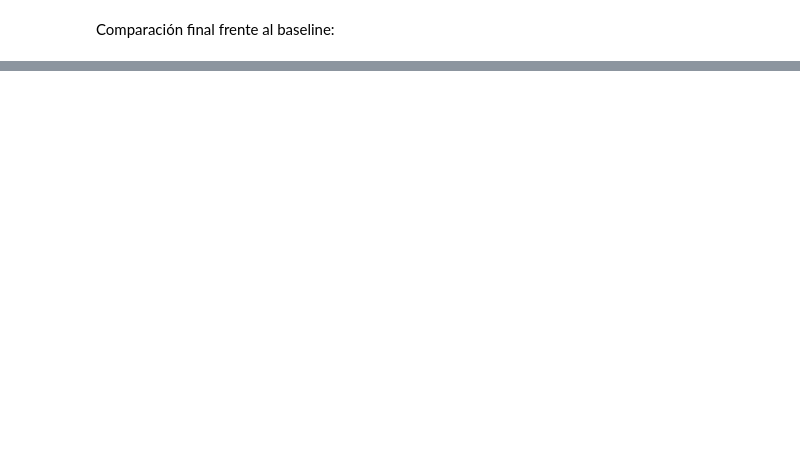
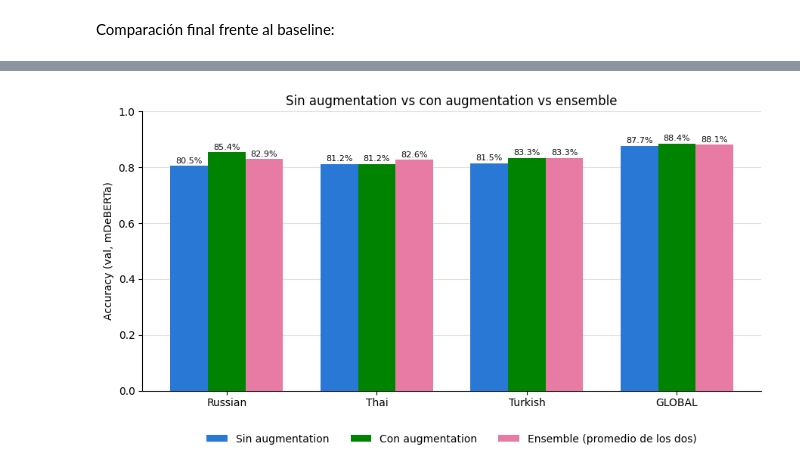
Before and after one commit to Alherma7/-contradictory-my-dear-watson, a Jupyter notebook: tutorial-notebook.ipynb, the cells around one changed output, grey strips where cells are left out. Cells and saved outputs as stored; diff of their text form; code cells hidden in the pictures; blank space fills up the shorter version.

```diff
--- a/tutorial-notebook.ipynb
+++ b/tutorial-notebook.ipynb
@@ -553,0 +1006,35 @@ comparison
+# %%
+plot_langs = ['Russian', 'Thai', 'Turkish', 'GLOBAL']
+plot_df = comparison_3way.loc[plot_langs]
+
+x = np.arange(len(plot_langs))
+width = 0.25
+
+fig, ax = plt.subplots(figsize=(9, 5))
+bars_1 = ax.bar(x - width, plot_df['sin_augmentation'], width, label='Sin augmentation',
+                 color='#2a78d6', zorder=3)
+bars_2 = ax.bar(x, plot_df['con_augmentation'], width, label='Con augmentation',
+                 color='#008300', zorder=3)
+bars_3 = ax.bar(x + width, plot_df['ensemble'], width, label='Ensemble (promedio de los dos)',
+                 color='#e87ba4', zorder=3)
+
+ax.set_xticks(x)
+ax.set_xticklabels(plot_langs)
+ax.set_ylabel('Accuracy (val, mDeBERTa)')
+ax.set_title('Sin augmentation vs con augmentation vs ensemble')
+ax.set_ylim(0, 1)
+ax.grid(axis='y', color='#e1e0d9', linewidth=0.8, zorder=0)
+ax.set_axisbelow(True)
+for spine in ['top', 'right']:
+    ax.spines[spine].set_visible(False)
+ax.legend(frameon=False, loc='upper center', bbox_to_anchor=(0.5, -0.12), ncol=3)
+
+for bars in (bars_1, bars_2, bars_3):
+    for bar in bars:
+        ax.text(bar.get_x() + bar.get_width() / 2, bar.get_height() + 0.01, f'{bar.get_height():.1%}',
+                ha='center', fontsize=8, color='#0b0b0b')
+
+plt.tight_layout()
+plt.show()
+# %% [output]
+[figure, added]
```
Also changed, not shown: parts of 22 cells of this notebook.
